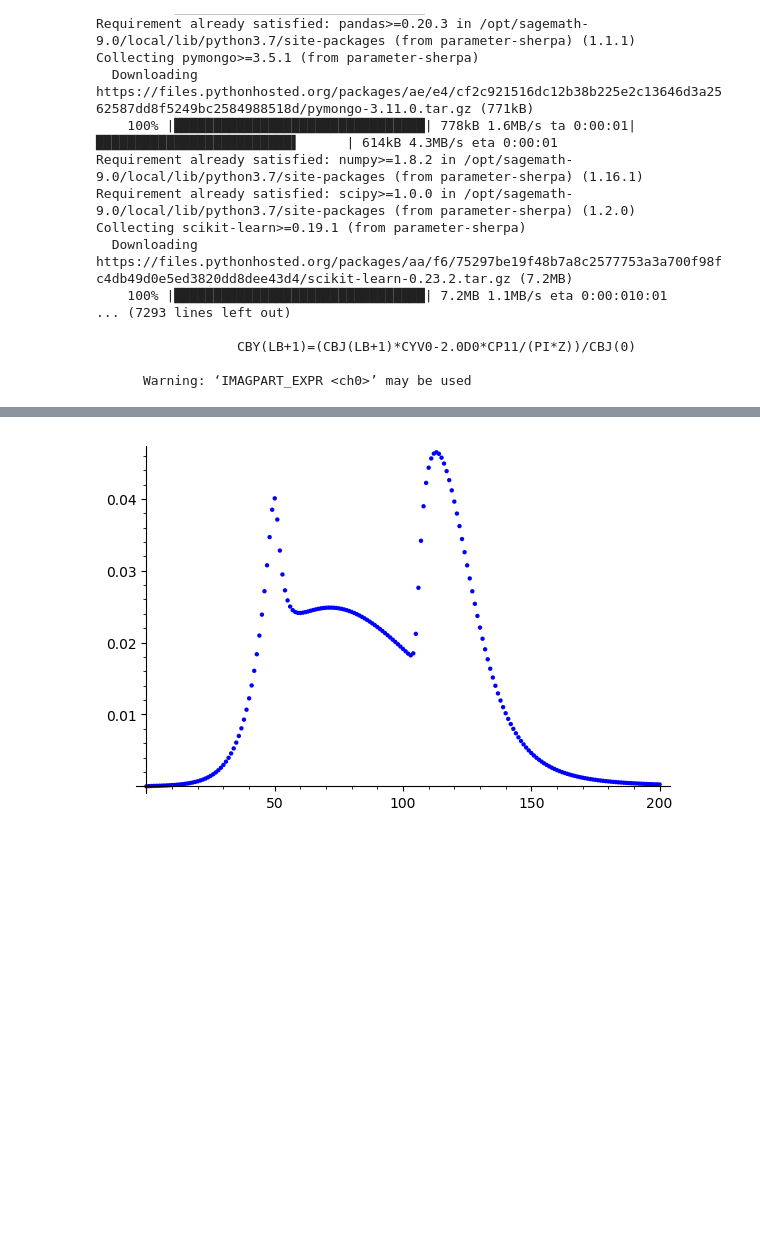
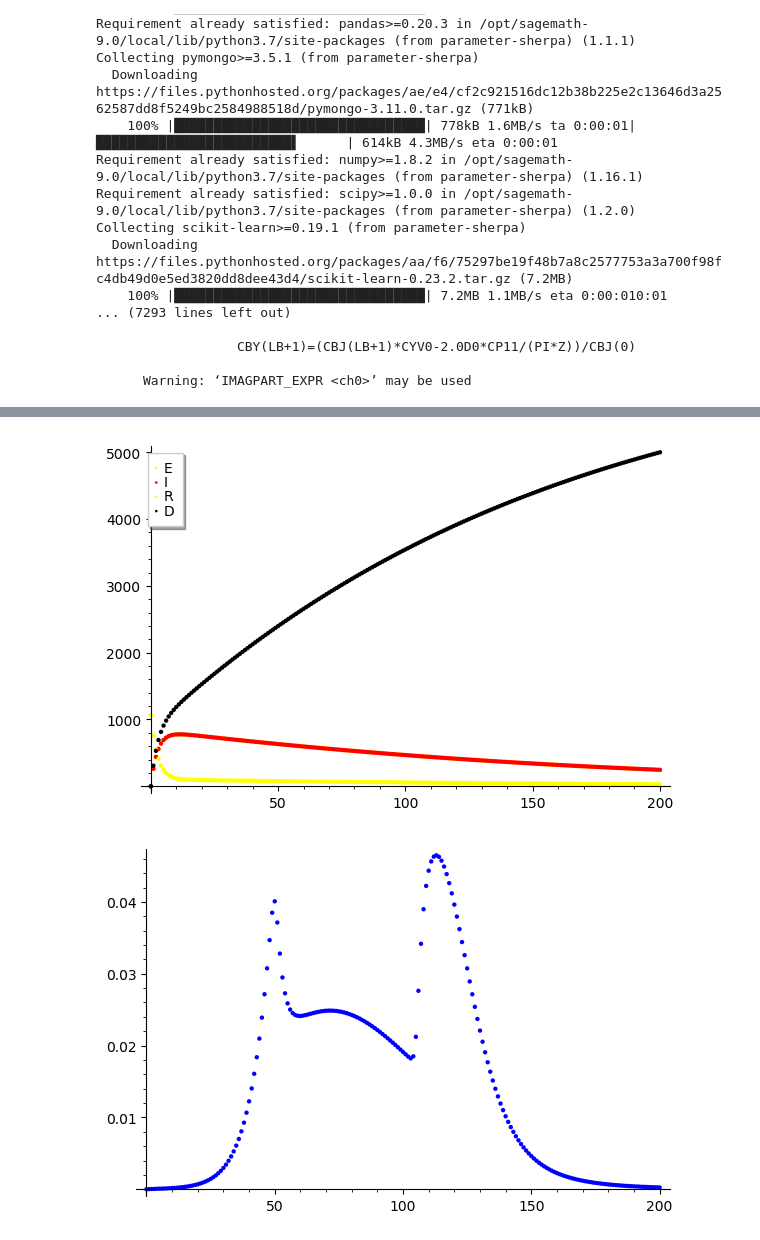
Before and after one commit to josearthursouza/modelito, a Jupyter notebook: Suplemento 2 - o Modelo SEIAHR.ipynb, the cells around one changed output, grey strips where cells are left out. Cells and saved outputs as stored; diff of their text form; code cells hidden in the pictures; blank space fills up the shorter version.

```diff
--- a/Suplemento 2 - o Modelo SEIAHR.ipynb
+++ b/Suplemento 2 - o Modelo SEIAHR.ipynb
@@ -151,3 +125,16 @@ plot_solt(T.solution)
+# %%
+pop=106700
+def plot_solt(sol):
+    sim = get_simm_array(sol)*pop
+    P = list_plot(sim[:,1],color='yellow',legend_label='E')
+    colors = ['orange','red','yellow','black']
+    for i,var in enumerate(['I','R','D']):
+        P += list_plot(sim[:,i+1],color=colors[i+1],legend_label=var)
+
+    show(P)
+plot_solt(T.solution)
+# %% [output]
+[figure, added]
 # %%
 chi = .7
 phi = 0.012413633926076584
```
Also changed, not shown: parts of 9 cells of this notebook.
